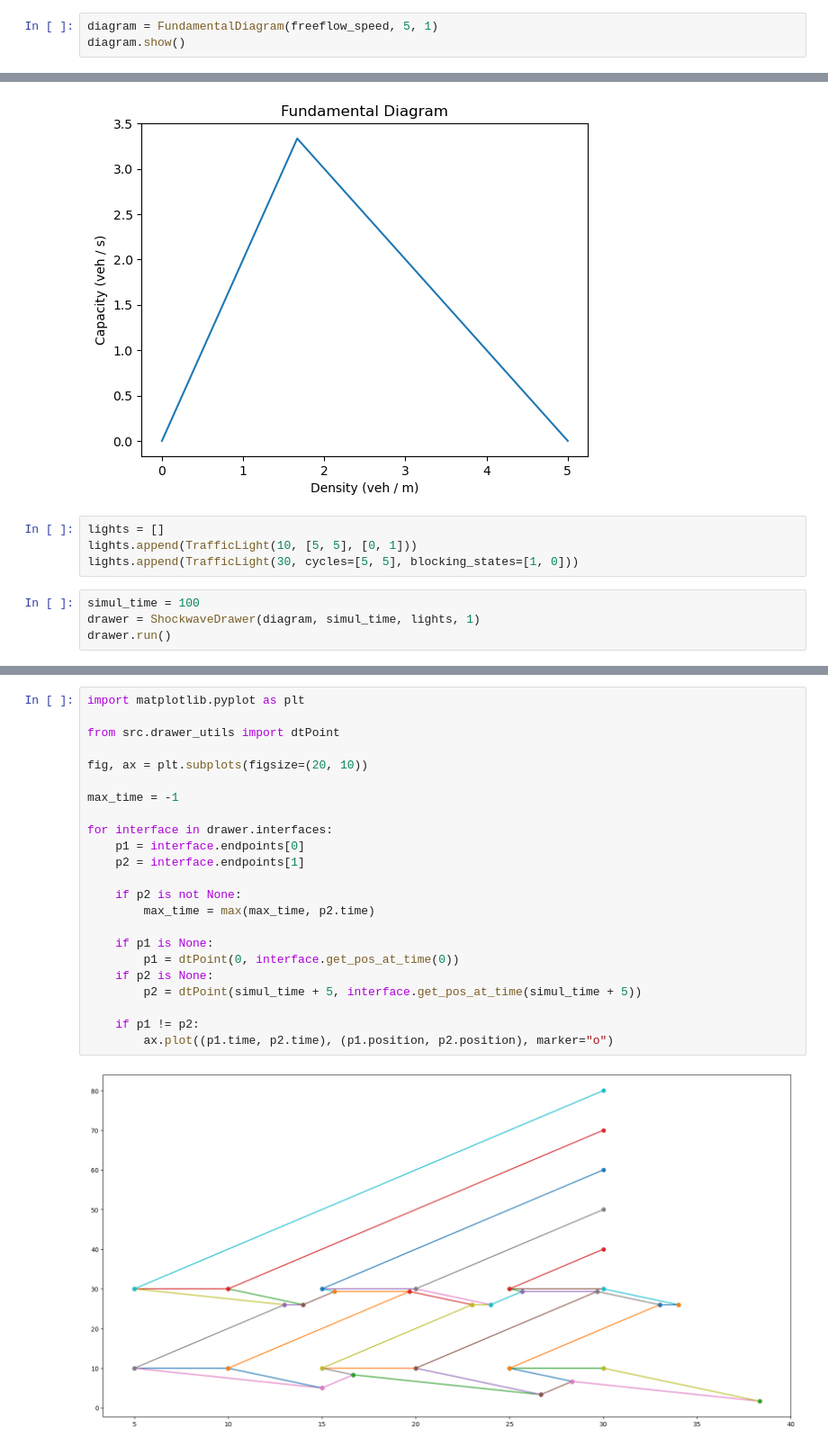
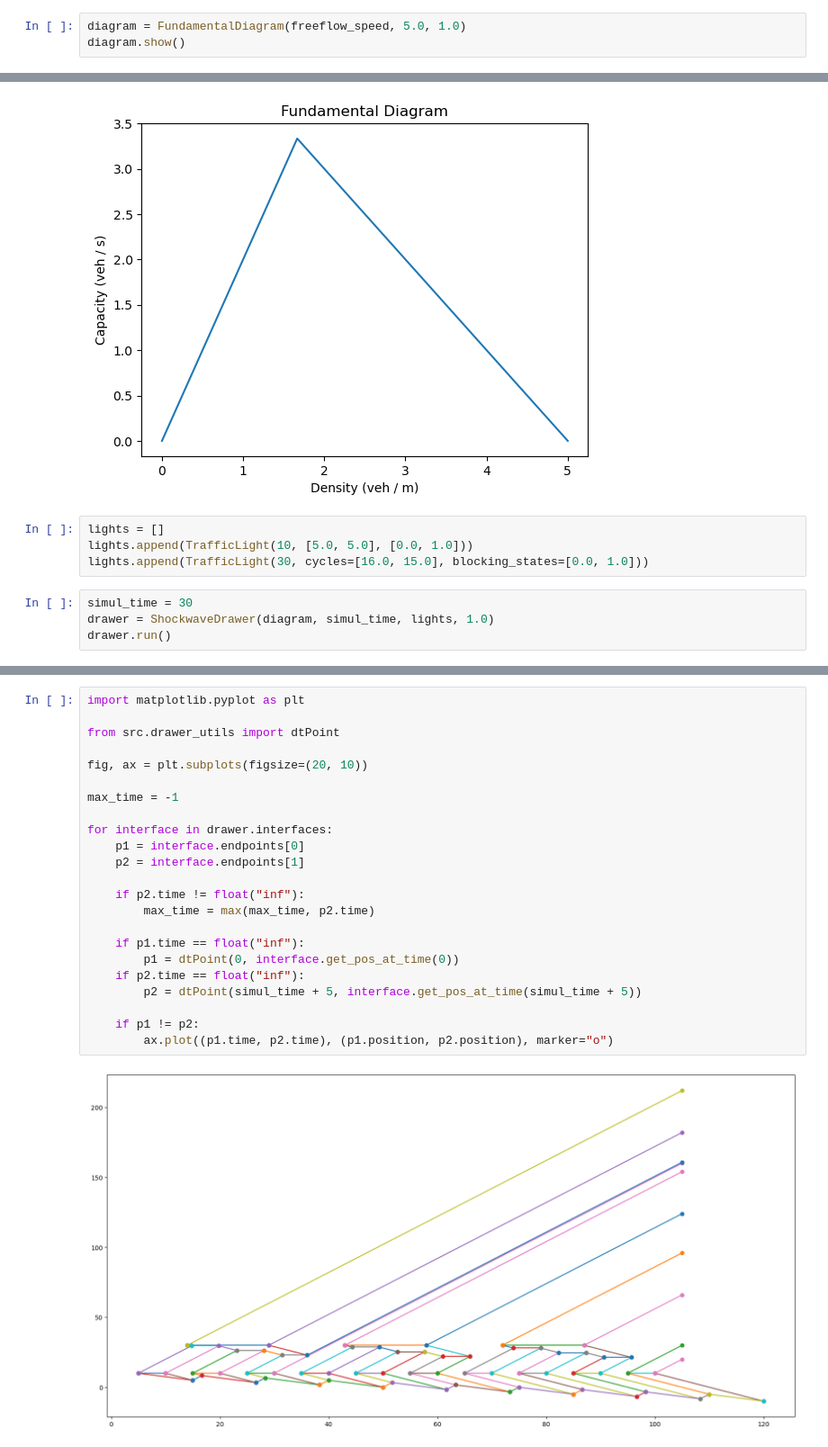
Before and after one commit to yianzhang14/traffic-shock-diagrams, a Jupyter notebook: tool.ipynb, the cells around one changed output, grey strips where cells are left out. Shown at 90% size. Saved outputs shown, nothing was run; the diff lists cells and outputs as text.

Commit message:
added more robust plotting & trajectories

```diff
--- a/tool.ipynb
+++ b/tool.ipynb
@@ -12,7 +12,7 @@ The autoreload extension is already loaded. To reload it, use:
 # %%
 freeflow_speed = 2
 # %%
-diagram = FundamentalDiagram(freeflow_speed, 5, 1)
+diagram = FundamentalDiagram(freeflow_speed, 5.0, 1.0)
 diagram.show()
 # %% [output]
 (<Figure size 640x480 with 1 Axes>,
@@ -20,10 +20,10 @@ diagram.show()
 [figure]
 # %%
 lights = []
-lights.append(TrafficLight(10, [5, 5], [0, 1]))
-lights.append(TrafficLight(30, cycles=[5, 5], blocking_states=[1, 0]))
+lights.append(TrafficLight(10, [5.0, 5.0], [0.0, 1.0]))
+lights.append(TrafficLight(30, cycles=[16.0, 15.0], blocking_states=[0.0, 1.0]))
 # %%
-simul_time = 100
-drawer = ShockwaveDrawer(diagram, simul_time, lights, 1)
+simul_time = 30
+drawer = ShockwaveDrawer(diagram, simul_time, lights, 1.0)
 drawer.run()
 # %% [output]
@@ -51,28 +57,28 @@ drawer.figures[-1][0]
 # %%
 import matplotlib.pyplot as plt
 
 from src.drawer_utils import dtPoint
 
 fig, ax = plt.subplots(figsize=(20, 10))
 
 max_time = -1
 
 for interface in drawer.interfaces:
     p1 = interface.endpoints[0]
     p2 = interface.endpoints[1]
 
-    if p2 is not None:
+    if p2.time != float("inf"):
         max_time = max(max_time, p2.time)
 
-    if p1 is None:
+    if p1.time == float("inf"):
         p1 = dtPoint(0, interface.get_pos_at_time(0))
-    if p2 is None:
+    if p2.time == float("inf"):
         p2 = dtPoint(simul_time + 5, interface.get_pos_at_time(simul_time + 5))
 
     if p1 != p2:
         ax.plot((p1.time, p2.time), (p1.position, p2.position), marker="o")
 # %% [output]
-[figure, old version]
+[figure, new version]
 # %%
 for f in os.listdir("data/"):
     if not f.startswith("."):
```
Also changed, not shown: parts of 10 cells of this notebook, 3 other files.
